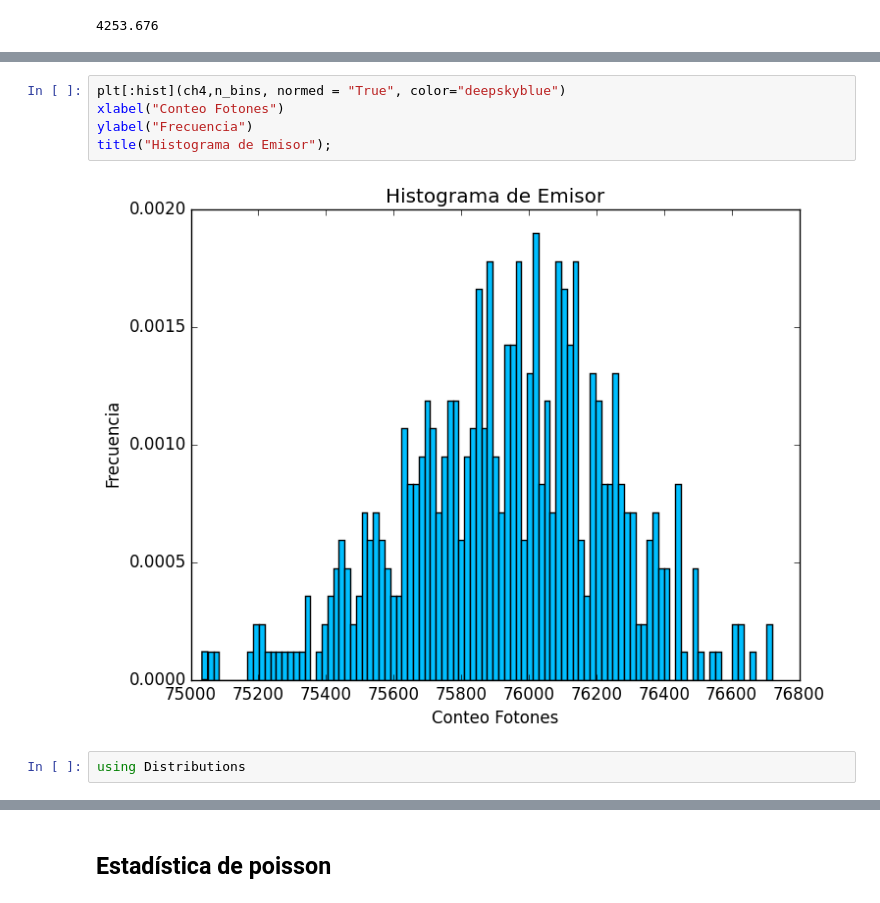
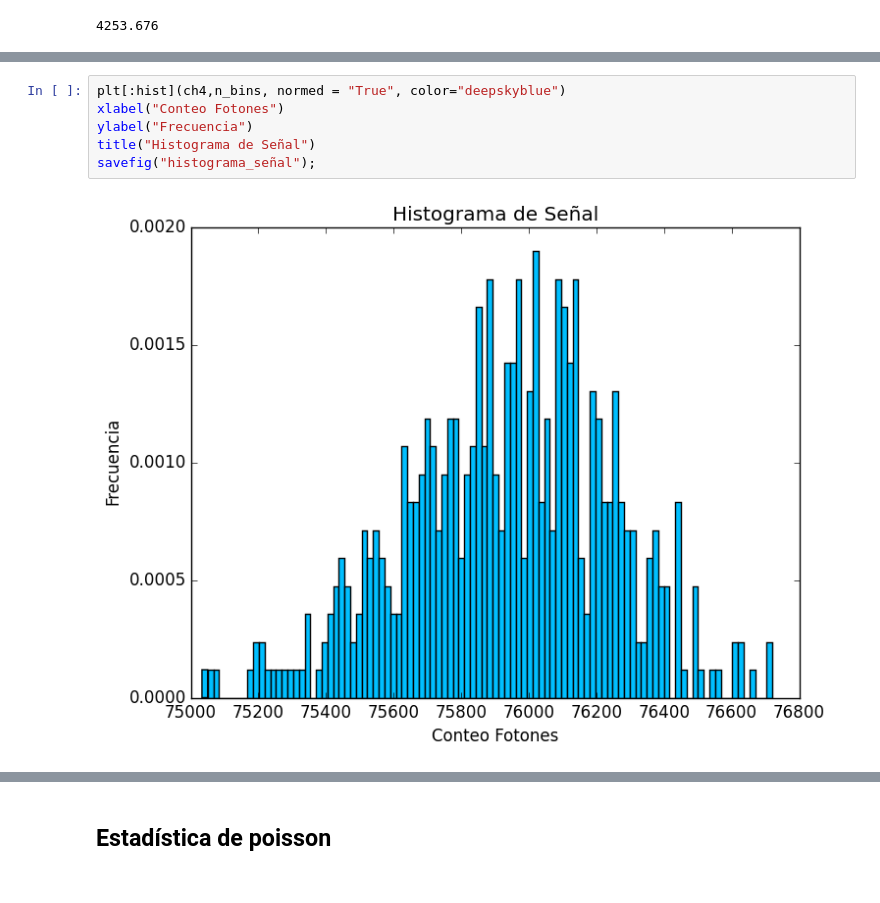
Before and after one commit to LFelipeGomez/LabConII, a Jupyter notebook: conteo_fotones.ipynb, the cells around one changed output, grey strips where cells are left out. Drawn from its saved outputs; the diff is of its cells as text.

```diff
--- a/conteo_fotones.ipynb
+++ b/conteo_fotones.ipynb
@@ -624,9 +635,8 @@ title("Histograma de Testigo");
 # %%
 plt[:hist](ch4,n_bins, normed = "True", color="deepskyblue")
 xlabel("Conteo Fotones")
 ylabel("Frecuencia")
-title("Histograma de Emisor");
+title("Histograma de Señal")
+savefig("histograma_señal");
 # %% [output]
-[figure, old version]
+[figure, new version]
-# %%
-using Distributions
```
Also changed, not shown: parts of 30 cells of this notebook.
